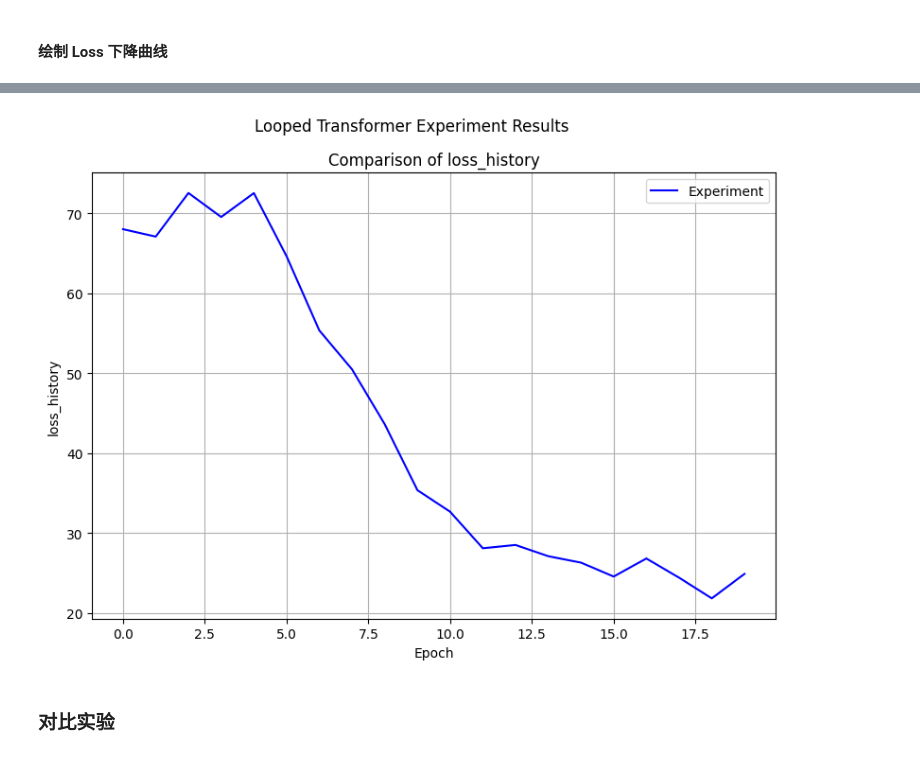
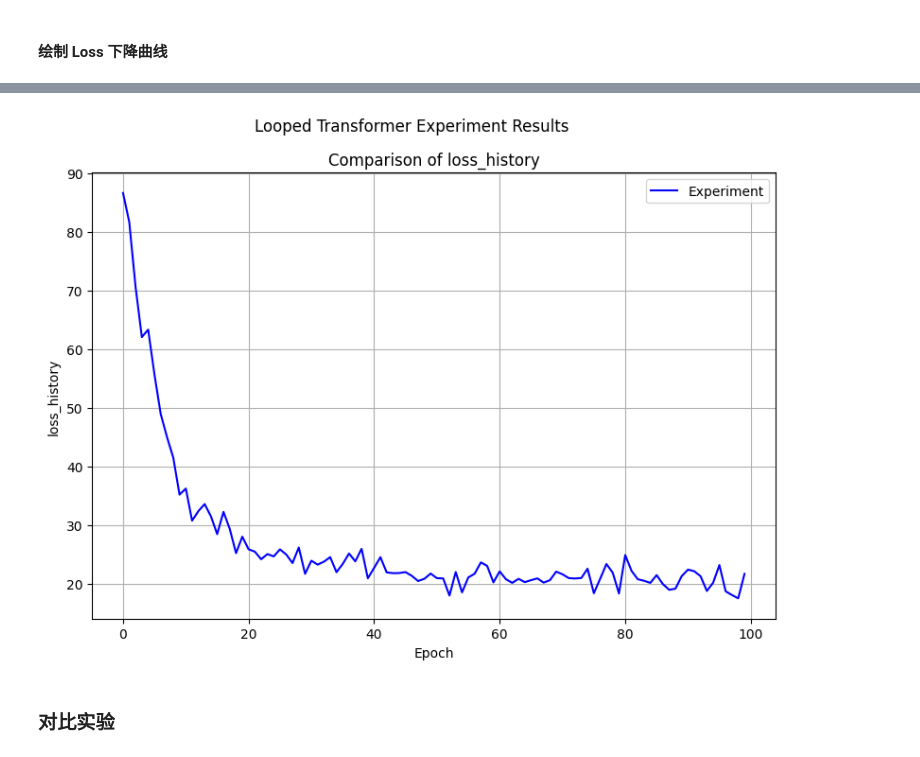
Before and after one commit to Bruce-lhq/looped-transformer-ablation-lab, a Jupyter notebook: Looped_Transformer.ipynb, the cells around one changed output, grey strips where cells are left out. Cells and saved outputs as stored; diff of their text form; code cells hidden in the pictures.

```diff
--- a/Looped_Transformer.ipynb
+++ b/Looped_Transformer.ipynb
@@ -413,14 +413,15 @@ class RegressionHead(nn.Module):
 #### 损失函数
 # %%
 class PredictionLoss(nn.Module):
-    def __init__(self, d_model, d_y=1, loss_type='mse', weight_decay=1.0):
+    def __init__(self, d_model, d_y=1, loss_type='mse', layer_weight_decay=1.0, seq_weight_decay=1.0):
         super().__init__()
         self.read_out = nn.Linear(d_model, d_y)
-        self.weight_decay = weight_decay
+        self.layer_weight_decay = layer_weight_decay
+        self.seq_weight_decay = seq_weight_decay
         if loss_type == 'mse':
-            self.loss_fn = nn.MSELoss()
+            self.loss_fn = nn.MSELoss(reduction='none')
         elif loss_type == 'l1':
-            self.loss_fn = nn.L1Loss()
+            self.loss_fn = nn.L1Loss(reduction='none')
 
     def forward(self, outputs, y_true, is_eval=False, sink_padding=None):
         # outputs:[batch_size, num_eff, seq_len, d_model]
@@ -434,8 +435,18 @@ class PredictionLoss(nn.Module):
         if sink_padding is not None:
             y_preds = y_preds[:, :, sink_padding:, :]
             y_true = y_true[:, sink_padding:, :]
-        loss = self.loss_fn(y_preds, y_true.unsqueeze(1).expand_as(y_preds)) # [batch_size, num_eff, seq_len/2, d_y]
-        return loss
+        loss_unreduced = self.loss_fn(y_preds, y_true.unsqueeze(1).expand_as(y_preds)) # [batch_size, num_eff, seq_len/2, d_y]
+        if self.layer_weight_decay != 1.0:
+            num_eff = outputs.shape[1]
+            layer_weights = self.layer_weight_decay ** torch.arange(num_eff-1, -1, -1, device=outputs.device)  # 从最后一层到第一层递减的权重
+            layer_weights = layer_weights / layer_weights.mean()
+            loss_unreduced = loss_unreduced * layer_weights.view(1, num_eff, 1, 1)  # 按层加权
+        if self.seq_weight_decay != 1.0:
+            k=loss_unreduced.shape[2]
+            seq_weights = self.seq_weight_decay ** torch.arange(k-1, -1, -1, device=outputs.device)  # 从最后一次预测到第一次预测递减的权重
+            seq_weights = seq_weights / seq_weights.mean()
+            loss_unreduced = loss_unreduced * seq_weights.view(1, 1, k, 1)  # 按位置加权
+        return loss_unreduced.mean()  # 最后再求平均得到标量
 # %% [markdown]
 #### 拼装
 # %%
@@ -444,14 +455,15 @@ class RegressionSolver(nn.Module):
                  norm_type='layernorm', ffn_type='gelu', pe_type='learned_ape', b_rope_or_upe=10000, head_ratio_upe=2,
                   loop=True, loss_type='mse',
                   residual_gate=(1,1), residual_gate_type='fixed', residual_random=(1,0.1),
-                  bias=False, init_scale=None):
+                  bias=False, init_scale=None,
+                  layer_weight_decay=1.0, seq_weight_decay=1.0):
         super().__init__()
         self.toy_model = ToyModel(num_blocks, num_heads, d_model, max_seq_len,
                                   norm_type=norm_type, ffn_type=ffn_type, pe_type=pe_type,
                                   loop=loop, b_rope_or_upe=b_rope_or_upe, head_ratio_upe=head_ratio_upe,
                                   residual_gate=residual_gate, residual_gate_type=residual_gate_type, residual_random=residual_random)
         self.head = RegressionHead(d_model, d_x, d_y, bias=bias, init_scale=init_scale)
-        self.loss_fn = PredictionLoss(d_model, d_y, loss_type=loss_type)
+        self.loss_fn = PredictionLoss(d_model, d_y, loss_type=loss_type, layer_weight_decay=layer_weight_decay, seq_weight_decay=seq_weight_decay)
 
     def forward(self, x_data, y_data, num_eff, current_blocks=None, is_eval=False, sink_padding=None):
         Prompt = self.head(x_data, y_data) # [batch_size, seq_len, d_model]
@@ -491,7 +503,8 @@ class LoopedTransformerExperiment:
                  optimizer_type='adam',
                  loop=True, loss_type='mse', bias=False, init_scale=None,
                  residual_gate=(1,1), residual_gate_type='fixed', residual_random=(1,0.1),
-                 task='regression', timing=True):
+                 task='regression', timing=True,
+                 layer_weight_decay=1.0, seq_weight_decay=1.0):
         if timing:
             start_time = time.time()
         # 设备选择：优先使用 MPS（适用于 Apple Silicon），其次是 CUDA（适用于 NVIDIA GPU），最后退回 CPU
@@ -511,7 +524,8 @@ class LoopedTransformerExperiment:
                                           norm_type=norm_type, ffn_type=ffn_type, pe_type=pe_type, b_rope_or_upe=b_rope_or_upe,
                                           head_ratio_upe=head_ratio_upe, loop=loop, loss_type=loss_type,
                                           bias=bias, init_scale=init_scale,
-                                          residual_gate=residual_gate, residual_gate_type=residual_gate_type, residual_random=residual_random
+                                          residual_gate=residual_gate, residual_gate_type=residual_gate_type, residual_random=residual_random,
+                                          layer_weight_decay=layer_weight_decay, seq_weight_decay=seq_weight_decay
                                           ).to(self.device)
         gate_params=[]
         base_params=[]
@@ -676,6 +690,8 @@ def default_setup(manual=None):
 
     # PredictionLoss
         'loss_type': 'mse',                # str: 损失函数类型 ('mse' 或 'l1')
+        'layer_weight_decay': 0.8,         # float: 层权重衰减因子，控制不同层的损失权重 (默认0.8表示从最后一层到第一层递减的权重，1.0表示不加权)
+        'seq_weight_decay': 0.8,           # float: 序列权重衰减因子，控制不同时间步的损失权重 (默认0.8表示从最后一次预测到第一次预测递减的权重，1.0表示不加权)
 
     # LoopedTransformerExperiment
         'lr': 1e-4,                        # float: 学习率
@@ -931,7 +947,7 @@ class ExperimentTable:
 # %% [markdown]
 #### 绘制 Loss 下降曲线
 # %%
-experiment_table = ExperimentTable(params_groups=[{}])
+experiment_table = ExperimentTable(params_groups=[{'epochs':100}])
 experiment_table.run(result_lists=[(['loss_history'], 'epoch')])
 experiment_table.plot(figure_size=(8,6))
 # %% [output]
@@ -947,5 +970,5 @@ Training completed in 6.57 seconds.
 Experiment 1/1 completed.
-[figure, old version]
+[figure, new version]
 # %% [markdown]
 ### 对比实验
 # %% [markdown]
```
Also changed, not shown: parts of 1 cell of this notebook.
